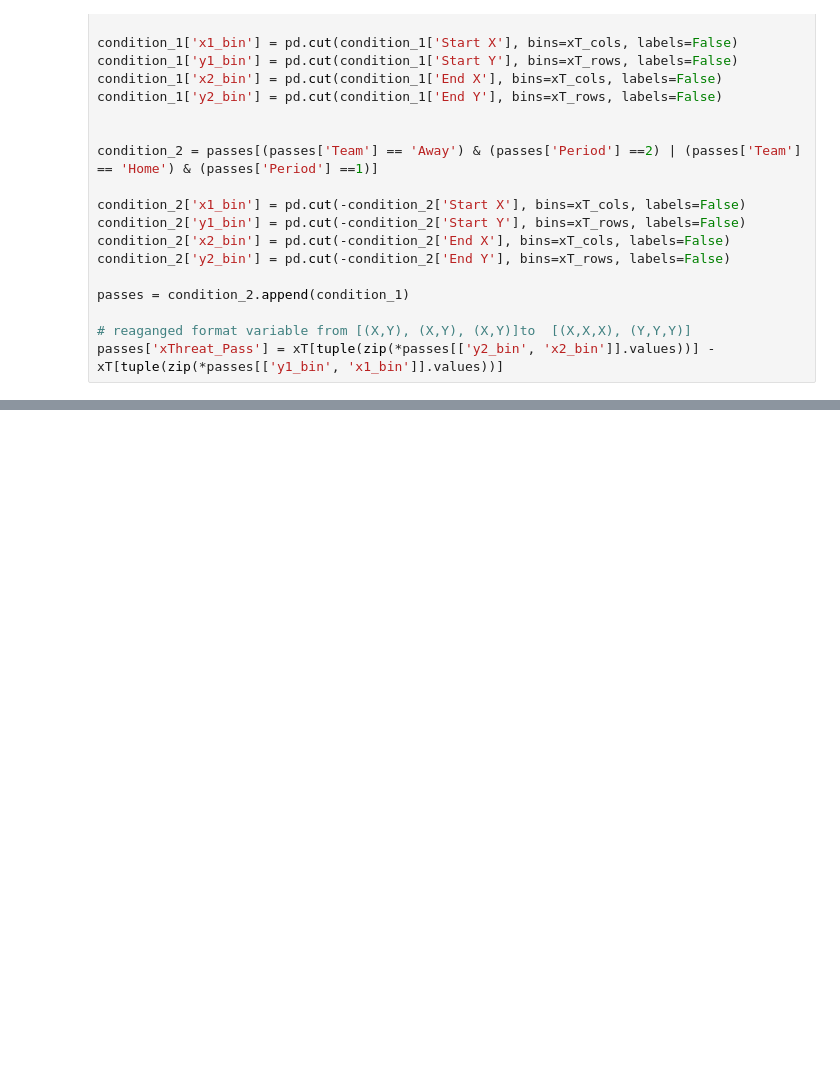
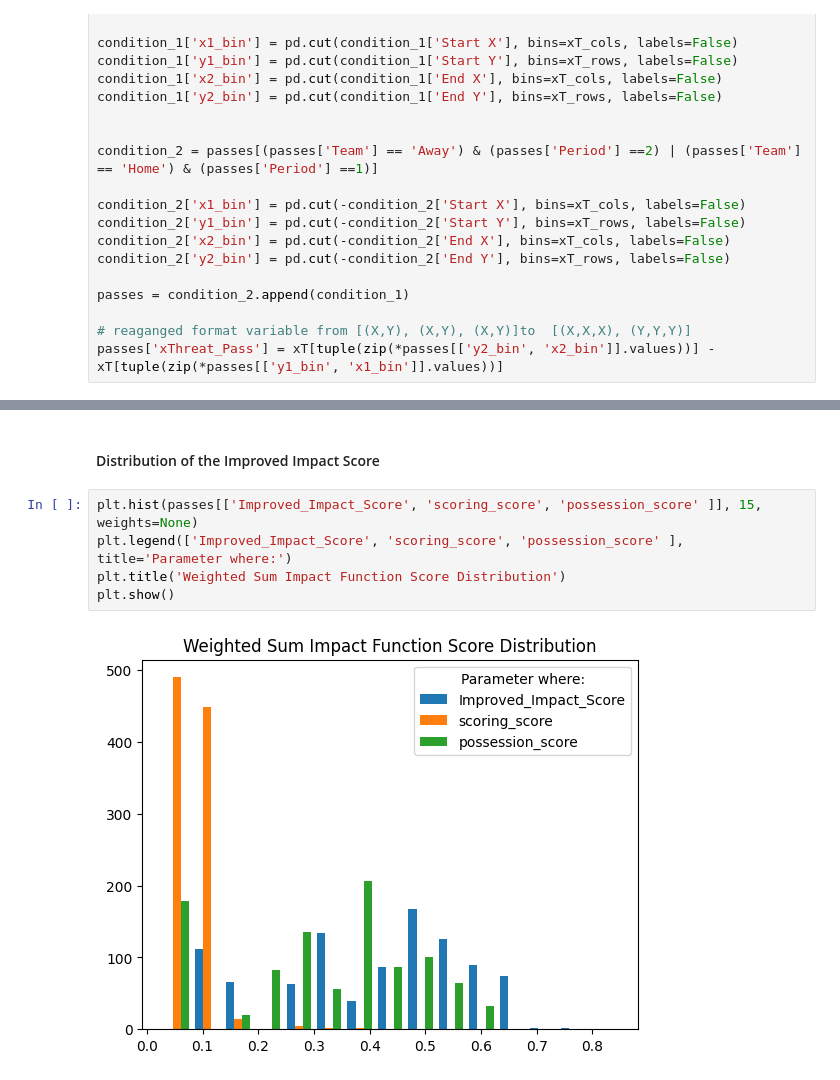
Before and after one commit to mLiang99/impact_factor_soccer_passes, a Jupyter notebook: Impact Factor Soccer Passes_v2.ipynb, the cells around one changed output, grey strips where cells are left out. Drawn from its saved outputs; the diff is of its cells as text; blank space fills up the shorter version.

```diff
--- a/Impact Factor Soccer Passes_v2.ipynb
+++ b/Impact Factor Soccer Passes_v2.ipynb
@@ -535,0 +554,9 @@ plt.hist(passes['Improved_Impact_Score'], 15, weights=None)
+# %% [markdown]
+#### Distribution of the Improved Impact Score
+# %%
+plt.hist(passes[['Improved_Impact_Score', 'scoring_score', 'possession_score' ]], 15, weights=None)
+plt.legend(['Improved_Impact_Score', 'scoring_score', 'possession_score' ], title='Parameter where:')
+plt.title('Weighted Sum Impact Function Score Distribution')
+plt.show()
+# %% [output]
+[figure, added]
```
Also changed, not shown: parts of 42 cells of this notebook.
